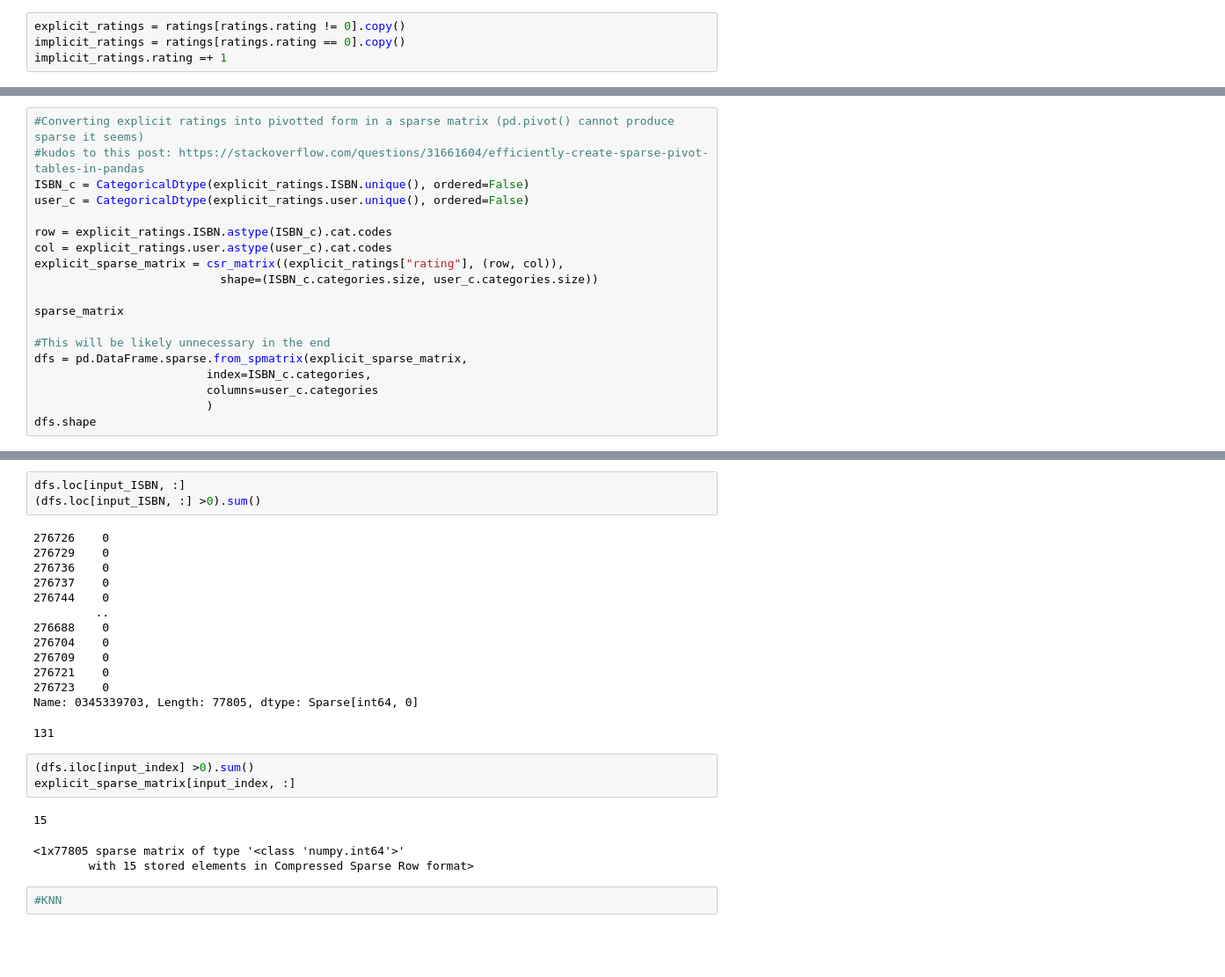
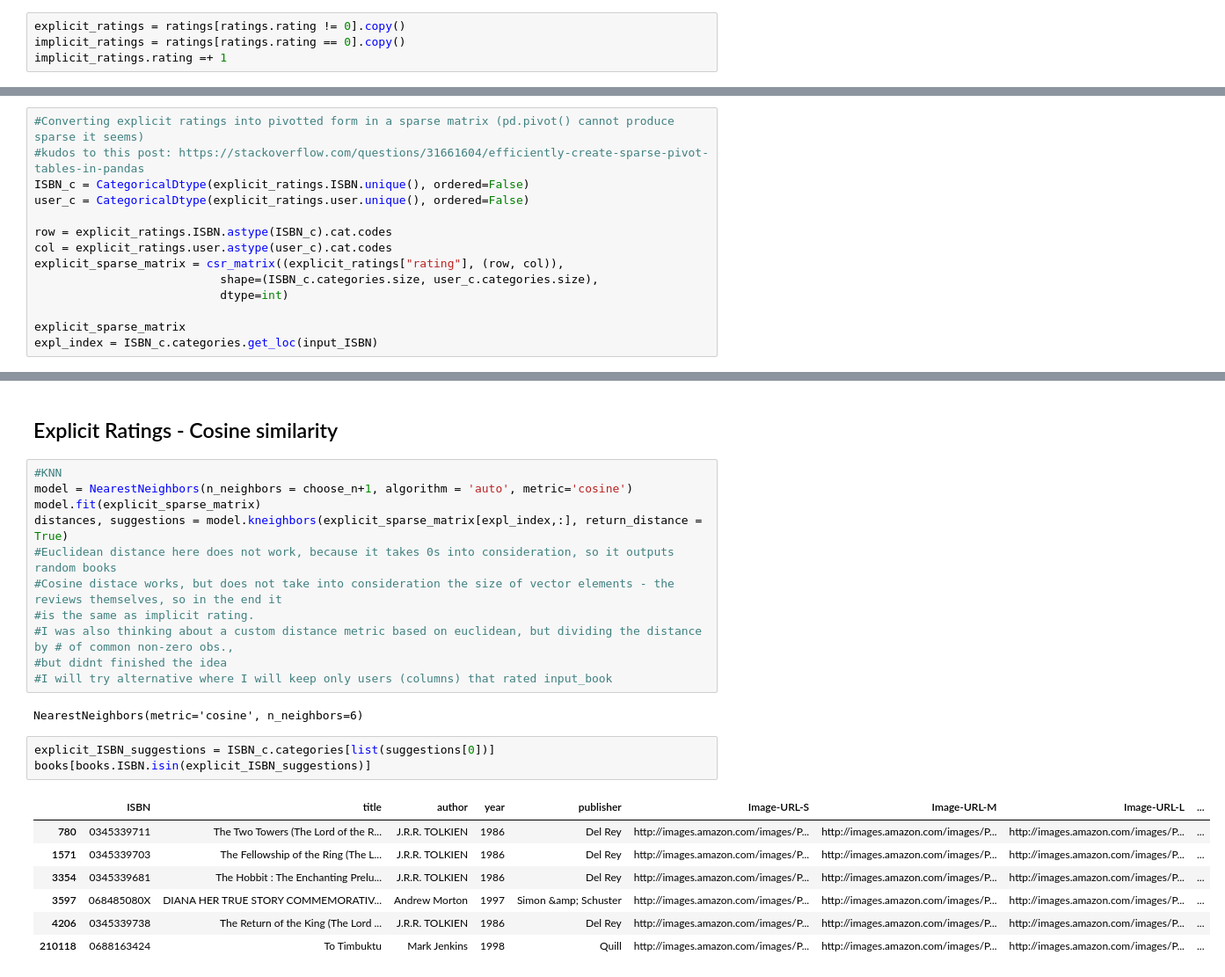
Before and after one commit to JanKubal/Book_Recommender, a Jupyter notebook: book_recommender.ipynb, the cells around one changed output, grey strips where cells are left out. Shown at 88% size. Cells and saved outputs as stored; diff of their text form; blank space fills up the shorter version.

Commit message:
Explicit ratings based on cosine similarity

```diff
--- a/book_recommender.ipynb
+++ b/book_recommender.ipynb
@@ -261,14 +277,9 @@ user_c = CategoricalDtype(explicit_ratings.user.unique(), ordered=False)
 row = explicit_ratings.ISBN.astype(ISBN_c).cat.codes
 col = explicit_ratings.user.astype(user_c).cat.codes
 explicit_sparse_matrix = csr_matrix((explicit_ratings["rating"], (row, col)),
-                           shape=(ISBN_c.categories.size, user_c.categories.size))
+                           shape=(ISBN_c.categories.size, user_c.categories.size),
+                           dtype=int)
 
-sparse_matrix
-
-#This will be likely unnecessary in the end
-dfs = pd.DataFrame.sparse.from_spmatrix(explicit_sparse_matrix,
-                         index=ISBN_c.categories,
-                         columns=user_c.categories
-                         )
-dfs.shape
+explicit_sparse_matrix
+expl_index = ISBN_c.categories.get_loc(input_ISBN)
 # %% [output]
@@ -288,26 +288,26 @@ Index(['0155061224', '052165615X', '0521795028', '3257224281', '0600570967',
-# %%
-dfs.loc[input_ISBN, :]
-(dfs.loc[input_ISBN, :] >0).sum()
-# %% [output]
-276726    0
-276729    0
-276736    0
-276737    0
-276744    0
-         ..
-276688    0
-276704    0
-276709    0
-276721    0
-276723    0
-Name: 0345339703, Length: 77805, dtype: Sparse[int64, 0]
-131
-# %%
-(dfs.iloc[input_index] >0).sum()
-explicit_sparse_matrix[input_index, :]
-# %% [output]
-15
-<1x77805 sparse matrix of type '<class 'numpy.int64'>'
-        with 15 stored elements in Compressed Sparse Row format>
-# %%
-#KNN
+# %% [markdown]
+## Explicit Ratings - Cosine similarity
+# %%
+#KNN
+model = NearestNeighbors(n_neighbors = choose_n+1, algorithm = 'auto', metric='cosine')
+model.fit(explicit_sparse_matrix)
+distances, suggestions = model.kneighbors(explicit_sparse_matrix[expl_index,:], return_distance = True)
+#Euclidean distance here does not work, because it takes 0s into consideration, so it outputs random books
+#Cosine distace works, but does not take into consideration the size of vector elements - the reviews themselves, so in the end it
+#is the same as implicit rating.
+#I was also thinking about a custom distance metric based on euclidean, but dividing the distance by # of common non-zero obs.,
+#but didnt finished the idea
+#I will try alternative where I will keep only users (columns) that rated input_book
+# %% [output]
+NearestNeighbors(metric='cosine', n_neighbors=6)
+# %%
+explicit_ISBN_suggestions = ISBN_c.categories[list(suggestions[0])]
+books[books.ISBN.isin(explicit_ISBN_suggestions)]
+# %% [output]
+|  | ISBN | title | author | year | publisher | Image-URL-S | Image-URL-M | Image-URL-L | ... |
+| 780 | 0345339711 | The Two Towers (The Lord of the R... | J.R.R. TOLKIEN | 1986 | Del Rey | http://images.amazon.com/images/P... | http://images.amazon.com/images/P... | http://images.amazon.com/images/P... | ... |
+| 1571 | 0345339703 | The Fellowship of the Ring (The L... | J.R.R. TOLKIEN | 1986 | Del Rey | http://images.amazon.com/images/P... | http://images.amazon.com/images/P... | http://images.amazon.com/images/P... | ... |
+| 3354 | 0345339681 | The Hobbit : The Enchanting Prelu... | J.R.R. TOLKIEN | 1986 | Del Rey | http://images.amazon.com/images/P... | http://images.amazon.com/images/P... | http://images.amazon.com/images/P... | ... |
+| 3597 | 068485080X | DIANA HER TRUE STORY COMMEMORATIV... | Andrew Morton | 1997 | Simon &amp; Schuster | http://images.amazon.com/images/P... | http://images.amazon.com/images/P... | http://images.amazon.com/images/P... | ... |
+| 4206 | 0345339738 | The Return of the King (The Lord ... | J.R.R. TOLKIEN | 1986 | Del Rey | http://images.amazon.com/images/P... | http://images.amazon.com/images/P... | http://images.amazon.com/images/P... | ... |
+| 210118 | 0688163424 | To Timbuktu | Mark Jenkins | 1998 | Quill | http://images.amazon.com/images/P... | http://images.amazon.com/images/P... | http://images.amazon.com/images/P... | ... |
```
Also changed, not shown: parts of 5 cells of this notebook.
